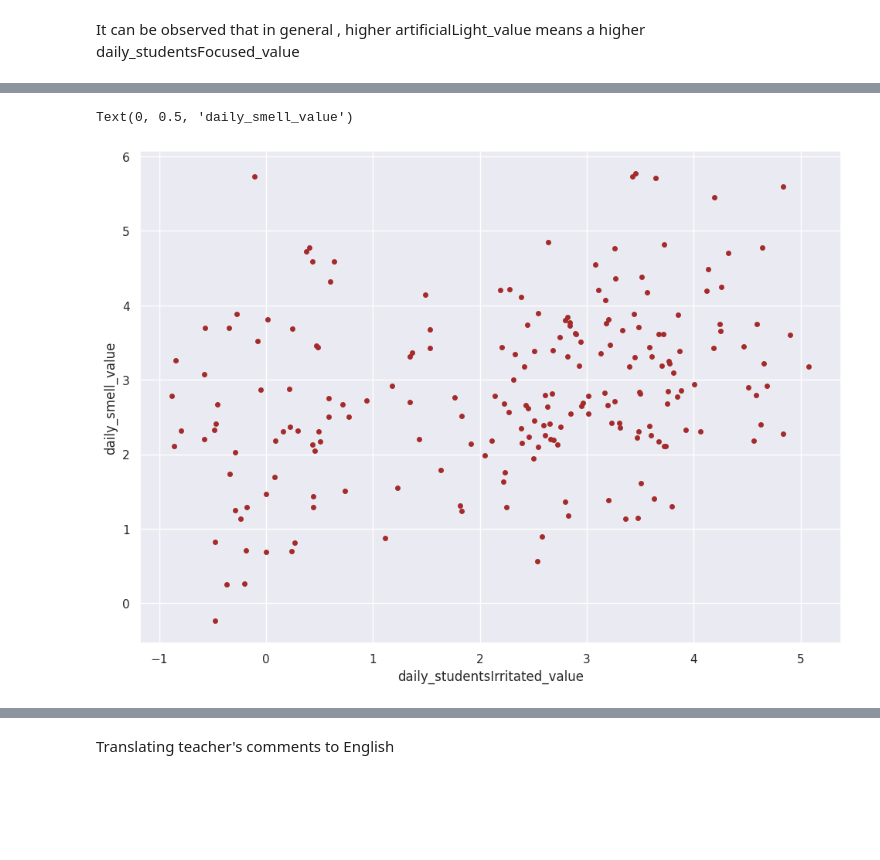
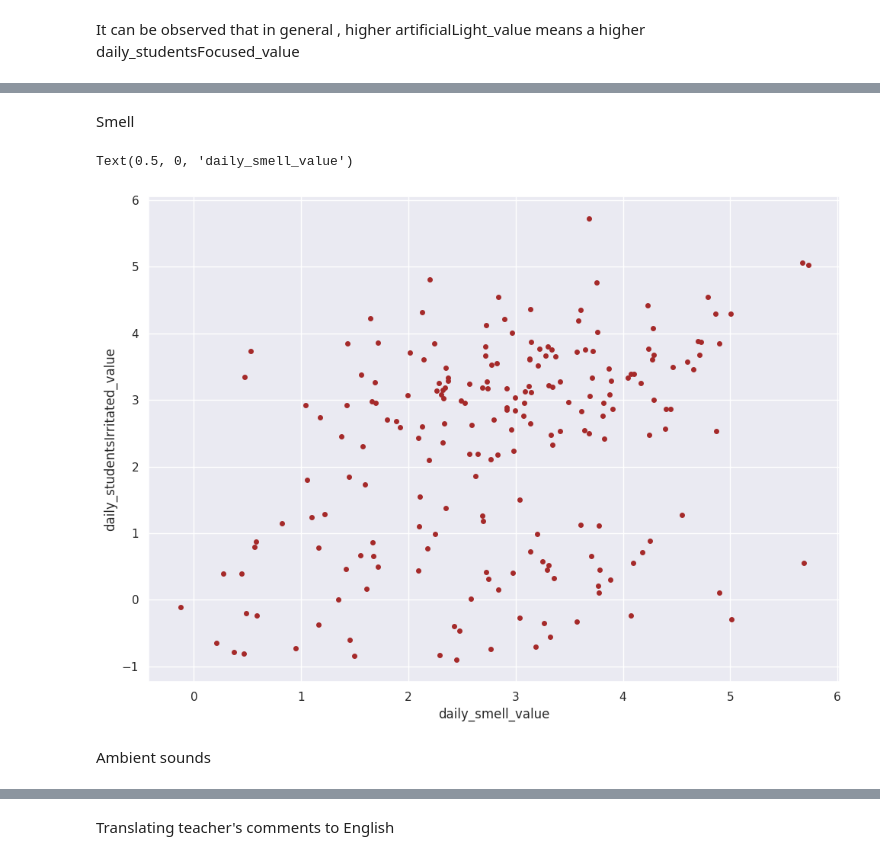
Before and after one commit to tug-cps/SchoolFeedback, a Jupyter notebook: notebooks/data_analysis.ipynb, the cells around one changed output, grey strips where cells are left out. Cells and saved outputs as stored; diff of their text form; code cells hidden in the pictures; blank space fills up the shorter version.

```diff
--- a/notebooks/data_analysis.ipynb
+++ b/notebooks/data_analysis.ipynb
@@ -100,9 +137,13 @@ Text(0, 0.5, 'daily_smell_value')
+# %% [markdown]
+Smell
 # %%
-x1 = Jitter(feedback_df['daily_studentsIrritated_value'],0.9)
-y1 = Jitter(feedback_df['daily_smell_value'],0.9)
+x1 = Jitter(feedback_df['daily_smell_value'],0.9)
+y1 = Jitter(feedback_df['daily_studentsIrritated_value'],0.9)
 plt.plot(x1,y1,'o',markersize=4, color='brown')
-plt.xlabel('daily_studentsIrritated_value')
-plt.ylabel('daily_smell_value')
+plt.ylabel('daily_studentsIrritated_value')
+plt.xlabel('daily_smell_value')
 # %% [output]
-Text(0, 0.5, 'daily_smell_value')
+Text(0.5, 0, 'daily_smell_value')
-[figure, old version]
+[figure, new version]
+# %% [markdown]
+Ambient sounds
```
Also changed, not shown: parts of 36 cells of this notebook.
